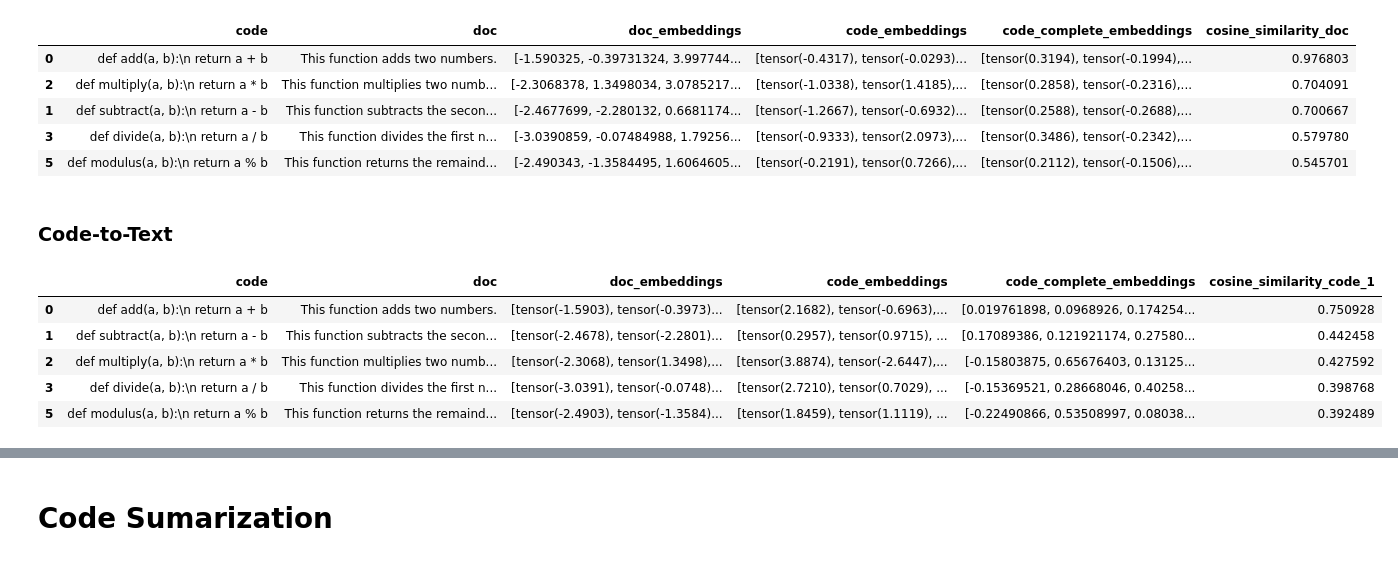
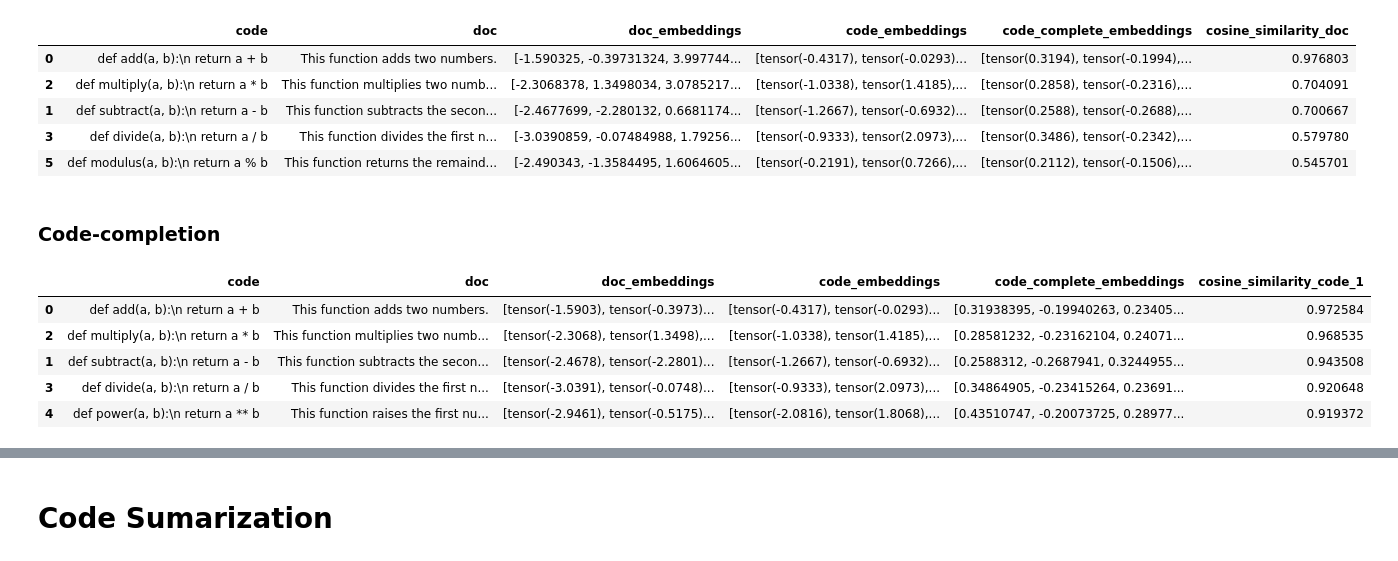
Before and after one commit to rosafilgueira/PyCodeSearch, a Jupyter notebook: Registry_search_multimodel_v2.ipynb, the cells around one changed output, grey strips where cells are left out. Drawn from its saved outputs; the diff is of its cells as text; code cells hidden in the pictures.

```diff
--- a/Registry_search_multimodel_v2.ipynb
+++ b/Registry_search_multimodel_v2.ipynb
@@ -150,7 +153,7 @@ registry["doc_embeddings"] = registry["doc"].apply(encode, model_type=1)
 registry["code_embeddings"] = registry["code"].apply(encode, model_type=1)
 
 ## model_type=3 | type=4 -- for code-completion
-registry["code_complete_embeddings"] = registry["code"].apply(encode, model_type=4)
+registry["code_complete_embeddings"] = registry["code"].apply(encode, model_type=3)
 
 
 registry
@@ -200,36 +203,36 @@ top_5_similar_docs
 | 3 | def divide(a, b):\n return a / b | This function divides the first n... | [-3.0390859, -0.07484988, 1.79256... | [tensor(-0.9333), tensor(2.0973),... | [tensor(0.3486), tensor(-0.2342),... | 0.579780 |
 | 5 | def modulus(a, b):\n return a % b | This function returns the remaind... | [-2.490343, -1.3584495, 1.6064605... | [tensor(-0.2191), tensor(0.7266),... | [tensor(0.2112), tensor(-0.1506),... | 0.545701 |
 # %% [markdown]
-### Code-to-Text
+### Code-completion
 # %%
 # Compute user query embeddings
 user_query_code = "def add_numbers(a, b):\n return a "
 #only change -- indicate the model_type=1 for advest, model_type= 2 for clone detection, model_type=3 for BM25, model_type 4= REACC
-user_query_code_emb = encode(user_query_code, model_type=4)
+user_query_code_emb = encode(user_query_code, model_type=3)
 # Convert document embeddings to numpy arrays
 registry["code_complete_embeddings"] = registry["code_complete_embeddings"].apply(lambda x: np.array(x))
 
 # Compute cosine similarity
 user_query_emb_c = np.array(user_query_code_emb)
 cos_similarities = cosine_similarity(user_query_emb_c.reshape(1, -1), np.vstack(registry["code_complete_embeddings"]))
 
 # Add cosine similarity scores as a new column
 registry_code=registry.copy()
 registry_code["cosine_similarity_code_1"] = cos_similarities[0]
 
 # Sort the dataframe based on cosine similarity
 sorted_df_code = registry_code.sort_values(by="cosine_similarity_code_1", ascending=False)
 
 # Retrieve the top 5 most similar documents
 top_5_similar_code = sorted_df_code.head(5)
 top_5_similar_code
 # %% [output]
 |  | code | doc | doc_embeddings | code_embeddings | code_complete_embeddings | cosine_similarity_code_1 |
-| 0 | def add(a, b):\n return a + b | This function adds two numbers. | [tensor(-1.5903), tensor(-0.3973)... | [tensor(2.1682), tensor(-0.6963),... | [0.019761898, 0.0968926, 0.174254... | 0.750928 |
-| 1 | def subtract(a, b):\n return a - b | This function subtracts the secon... | [tensor(-2.4678), tensor(-2.2801)... | [tensor(0.2957), tensor(0.9715), ... | [0.17089386, 0.121921174, 0.27580... | 0.442458 |
-| 2 | def multiply(a, b):\n return a * b | This function multiplies two numb... | [tensor(-2.3068), tensor(1.3498),... | [tensor(3.8874), tensor(-2.6447),... | [-0.15803875, 0.65676403, 0.13125... | 0.427592 |
-| 3 | def divide(a, b):\n return a / b | This function divides the first n... | [tensor(-3.0391), tensor(-0.0748)... | [tensor(2.7210), tensor(0.7029), ... | [-0.15369521, 0.28668046, 0.40258... | 0.398768 |
-| 5 | def modulus(a, b):\n return a % b | This function returns the remaind... | [tensor(-2.4903), tensor(-1.3584)... | [tensor(1.8459), tensor(1.1119), ... | [-0.22490866, 0.53508997, 0.08038... | 0.392489 |
+| 0 | def add(a, b):\n return a + b | This function adds two numbers. | [tensor(-1.5903), tensor(-0.3973)... | [tensor(-0.4317), tensor(-0.0293)... | [0.31938395, -0.19940263, 0.23405... | 0.972584 |
+| 2 | def multiply(a, b):\n return a * b | This function multiplies two numb... | [tensor(-2.3068), tensor(1.3498),... | [tensor(-1.0338), tensor(1.4185),... | [0.28581232, -0.23162104, 0.24071... | 0.968535 |
+| 1 | def subtract(a, b):\n return a - b | This function subtracts the secon... | [tensor(-2.4678), tensor(-2.2801)... | [tensor(-1.2667), tensor(-0.6932)... | [0.2588312, -0.2687941, 0.3244955... | 0.943508 |
+| 3 | def divide(a, b):\n return a / b | This function divides the first n... | [tensor(-3.0391), tensor(-0.0748)... | [tensor(-0.9333), tensor(2.0973),... | [0.34864905, -0.23415264, 0.23691... | 0.920648 |
+| 4 | def power(a, b):\n return a ** b | This function raises the first nu... | [tensor(-2.9461), tensor(-0.5175)... | [tensor(-2.0816), tensor(1.8068),... | [0.43510747, -0.20073725, 0.28977... | 0.919372 |
 # %%
 # Compute user query embeddings
 user_query_code = "def add_numbers(a, b):\n return a "
```
Also changed, not shown: parts of 3 cells of this notebook.
